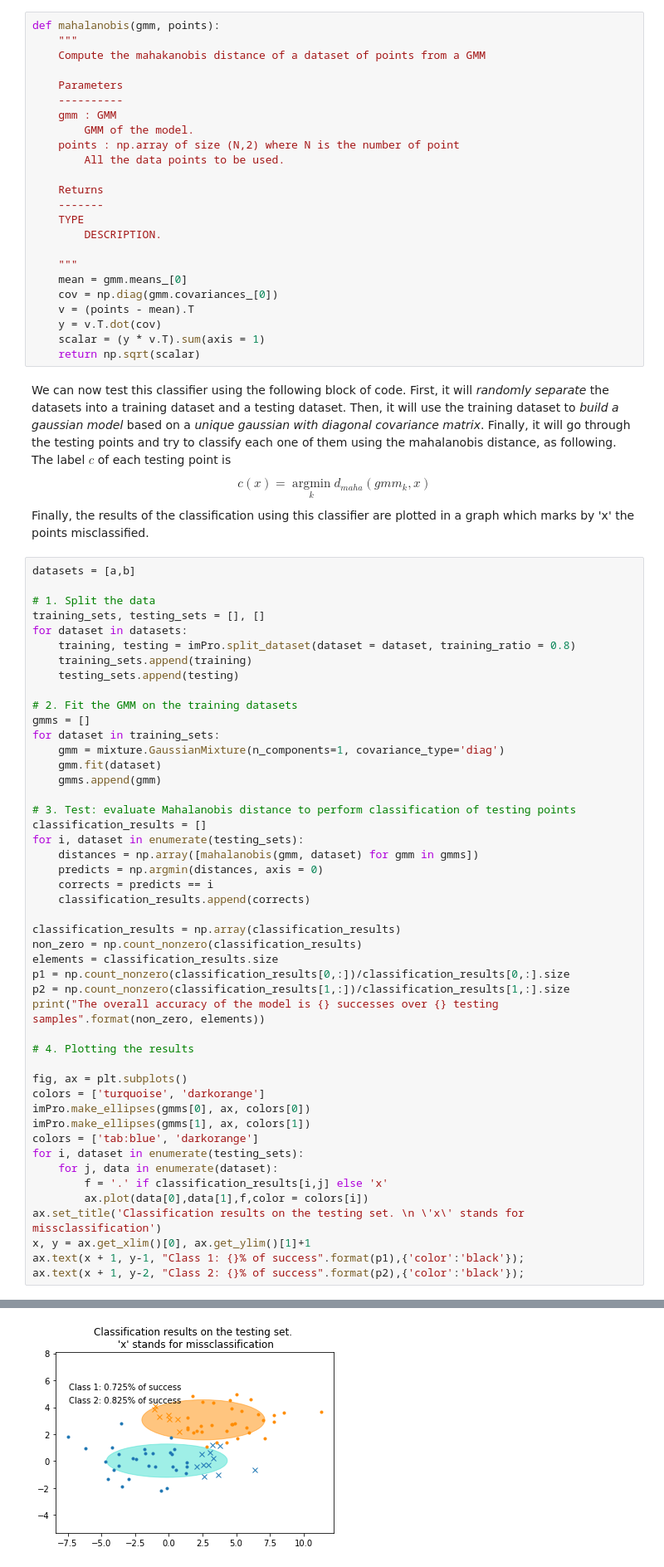
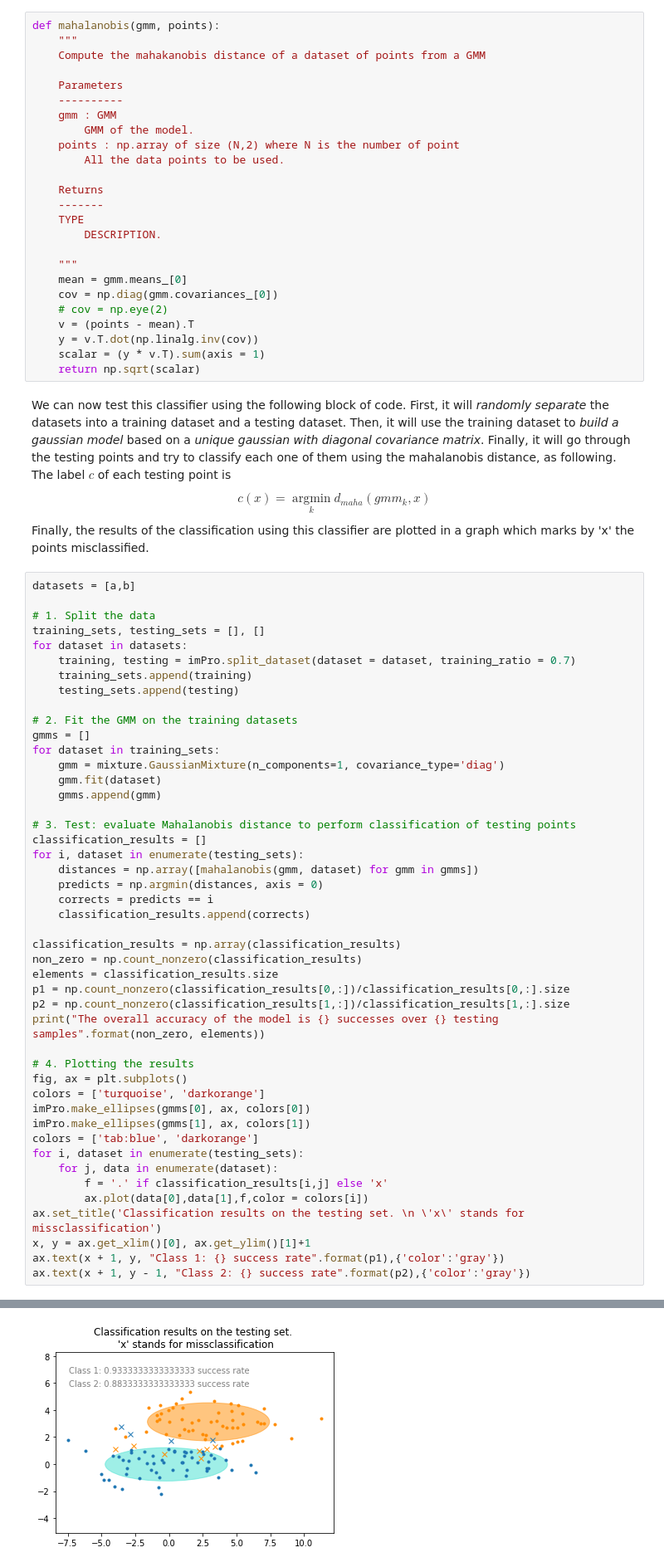
Before and after one commit to arthurBricq/ImageAnalysisLabs, a Jupyter notebook: lab03/lab_03_classification.ipynb, the cells around one changed output, grey strips where cells are left out. Shown at 83% size. Drawn from its saved outputs; the diff is of its cells as text.

```diff
--- a/lab03/lab_03_classification.ipynb
+++ b/lab03/lab_03_classification.ipynb
@@ -118,8 +118,9 @@ def mahalanobis(gmm, points):
     """
     mean = gmm.means_[0]
     cov = np.diag(gmm.covariances_[0])
+    # cov = np.eye(2)
     v = (points - mean).T
-    y = v.T.dot(cov)
+    y = v.T.dot(np.linalg.inv(cov))
     scalar = (y * v.T).sum(axis = 1)
     return np.sqrt(scalar)
 # %% [markdown]
@@ -133,7 +134,7 @@ datasets = [a,b]
 # 1. Split the data
 training_sets, testing_sets = [], []
 for dataset in datasets:
-    training, testing = imPro.split_dataset(dataset = dataset, training_ratio = 0.8)
+    training, testing = imPro.split_dataset(dataset = dataset, training_ratio = 0.7)
     training_sets.append(training)
     testing_sets.append(testing)
 
@@ -160,7 +161,6 @@ p2 = np.count_nonzero(classification_results[1,:])/classification_results[1,:].s
 print("The overall accuracy of the model is {} successes over {} testing samples".format(non_zero, elements))
 
 # 4. Plotting the results
-
 fig, ax = plt.subplots()
 colors = ['turquoise', 'darkorange']
 imPro.make_ellipses(gmms[0], ax, colors[0])
@@ -172,6 +172,6 @@ for i, dataset in enumerate(testing_sets):
         ax.plot(data[0],data[1],f,color = colors[i])
 ax.set_title('Classification results on the testing set. \n \'x\' stands for missclassification')
 x, y = ax.get_xlim()[0], ax.get_ylim()[1]+1
-ax.text(x + 1, y-1, "Class 1: {}% of success".format(p1),{'color':'black'});
-ax.text(x + 1, y-2, "Class 2: {}% of success".format(p2),{'color':'black'});
+ax.text(x + 1, y, "Class 1: {} success rate".format(p1),{'color':'gray'})
+ax.text(x + 1, y - 1, "Class 2: {} success rate".format(p2),{'color':'gray'})
 # %% [output]
@@ -179 +180 @@ The overall accuracy of the model is 62 successes over 80 testing samples
-[figure, old version]
+[figure, new version]
```
Also changed, not shown: parts of 5 cells of this notebook, 1 other file.
